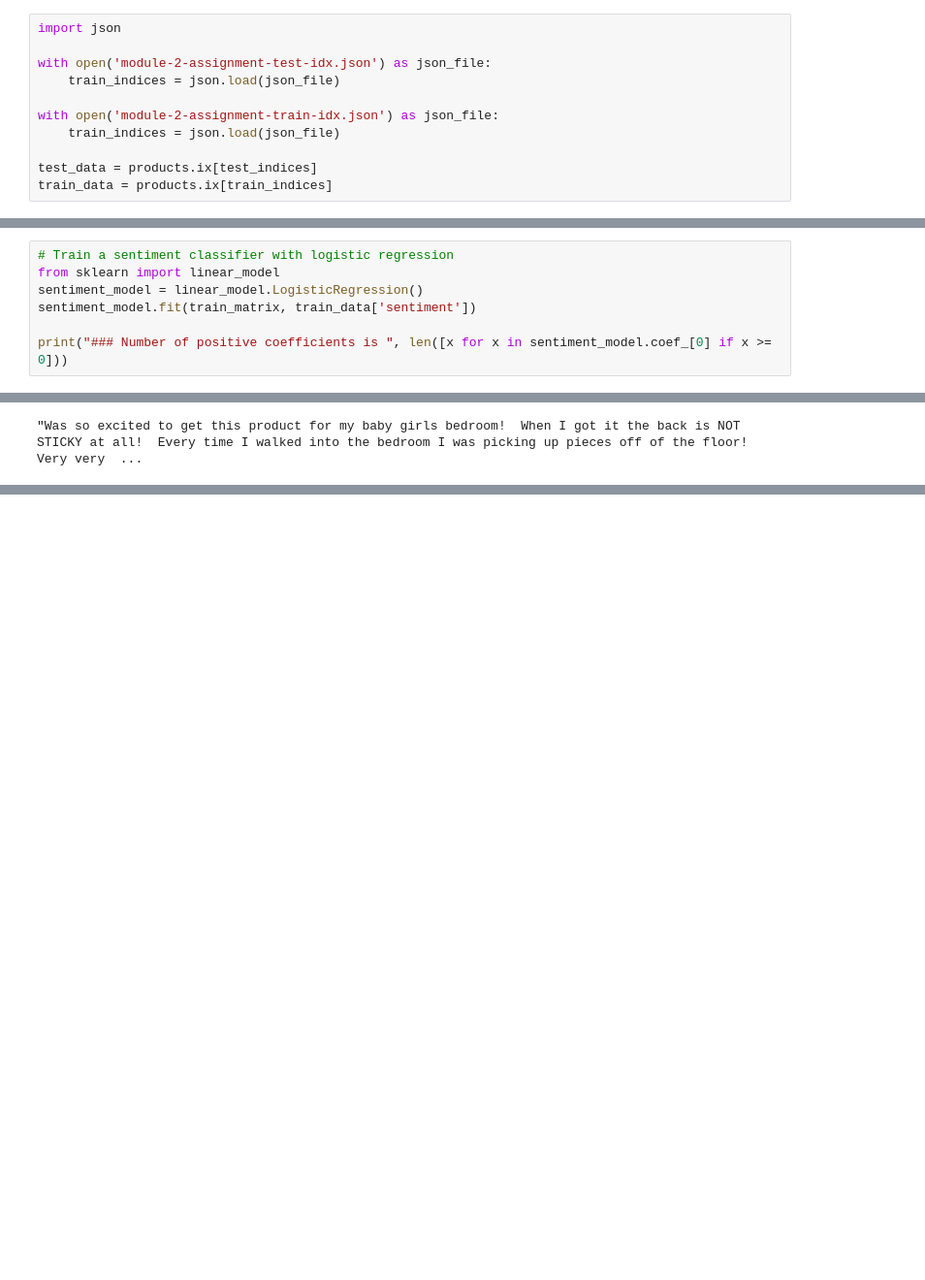
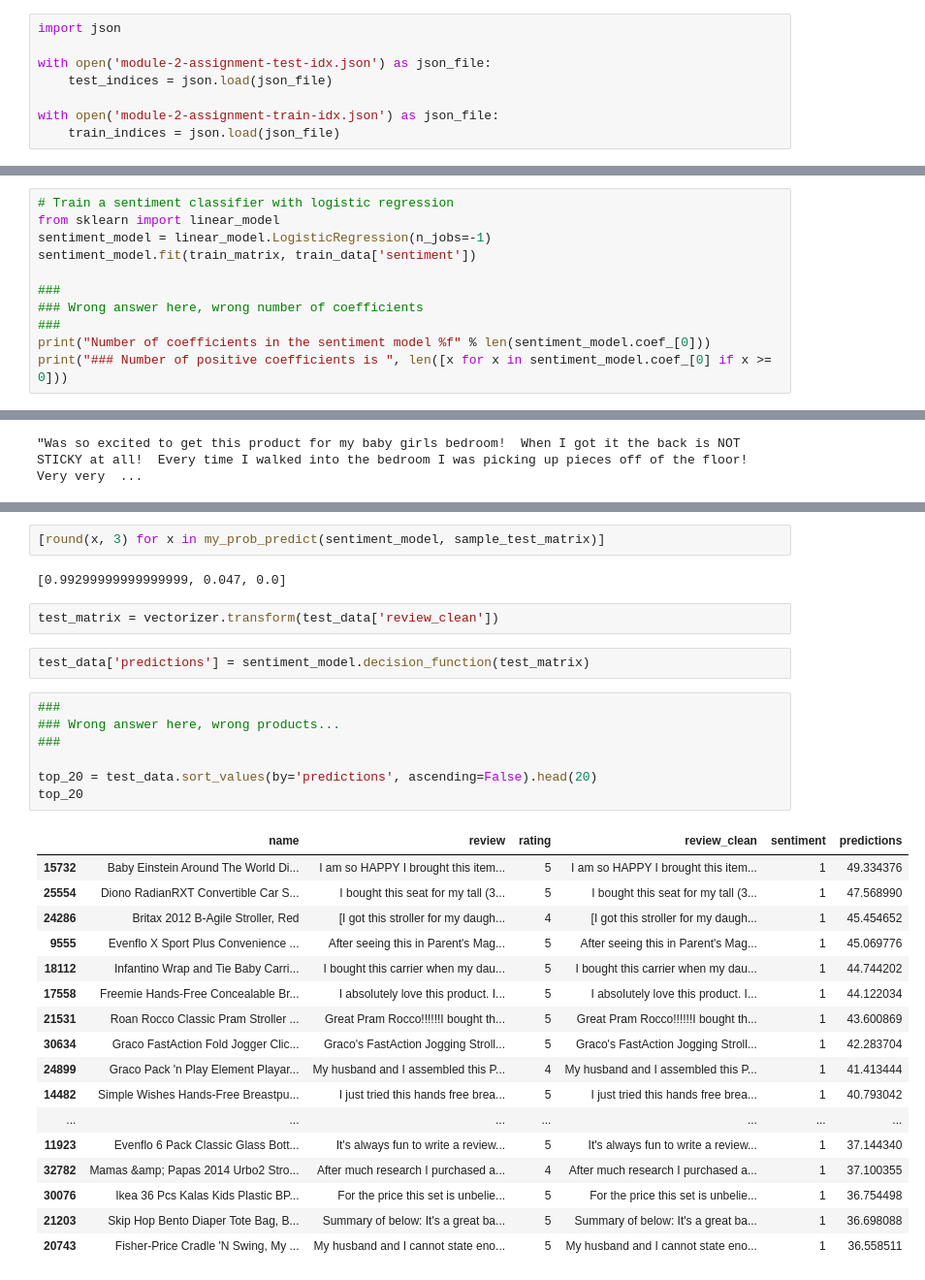
Before and after one commit to liangste/MOOC, a Jupyter notebook: UW_MachineLearning_Classification/week1/assignment.ipynb, the cells around one changed output, grey strips where cells are left out. Shown at 97% size. Cells and saved outputs as stored; diff of their text form; blank space fills up the shorter version.

```diff
--- a/UW_MachineLearning_Classification/week1/assignment.ipynb
+++ b/UW_MachineLearning_Classification/week1/assignment.ipynb
@@ -22,10 +25,7 @@ products['sentiment'] = products['rating'].apply(lambda rating : +1 if rating >
 import json
 
 with open('module-2-assignment-test-idx.json') as json_file:
-    train_indices = json.load(json_file)
+    test_indices = json.load(json_file)
 
 with open('module-2-assignment-train-idx.json') as json_file:
     train_indices = json.load(json_file)
-
-test_data = products.ix[test_indices]
-train_data = products.ix[train_indices]
@@ -82,8 +83,12 @@ test_matrix = vectorizer.transform(test_data['review_clean'])
 # %%
 # Train a sentiment classifier with logistic regression
 from sklearn import linear_model
-sentiment_model = linear_model.LogisticRegression()
+sentiment_model = linear_model.LogisticRegression(n_jobs=-1)
 sentiment_model.fit(train_matrix, train_data['sentiment'])
 
+###
+### Wrong answer here, wrong number of coefficients
+###
+print("Number of coefficients in the sentiment model %f" % len(sentiment_model.coef_[0]))
 print("### Number of positive coefficients is ", len([x for x in sentiment_model.coef_[0] if x >= 0]))
 # %% [output]
@@ -116,0 +150,33 @@ print(scores)
+# %%
+[round(x, 3) for x in my_prob_predict(sentiment_model, sample_test_matrix)]
+# %% [output]
+[0.99299999999999999, 0.047, 0.0]
+# %%
+test_matrix = vectorizer.transform(test_data['review_clean'])
+# %%
+test_data['predictions'] = sentiment_model.decision_function(test_matrix)
+# %%
+###
+### Wrong answer here, wrong products...
+###
+
+top_20 = test_data.sort_values(by='predictions', ascending=False).head(20)
+top_20
+# %% [output]
+|  | name | review | rating | review_clean | sentiment | predictions |
+| 15732 | Baby Einstein Around The World Di... | I am so HAPPY I brought this item... | 5 | I am so HAPPY I brought this item... | 1 | 49.334376 |
+| 25554 | Diono RadianRXT Convertible Car S... | I bought this seat for my tall (3... | 5 | I bought this seat for my tall (3... | 1 | 47.568990 |
+| 24286 | Britax 2012 B-Agile Stroller, Red | [I got this stroller for my daugh... | 4 | [I got this stroller for my daugh... | 1 | 45.454652 |
+| 9555 | Evenflo X Sport Plus Convenience ... | After seeing this in Parent's Mag... | 5 | After seeing this in Parent's Mag... | 1 | 45.069776 |
+| 18112 | Infantino Wrap and Tie Baby Carri... | I bought this carrier when my dau... | 5 | I bought this carrier when my dau... | 1 | 44.744202 |
+| 17558 | Freemie Hands-Free Concealable Br... | I absolutely love this product. I... | 5 | I absolutely love this product. I... | 1 | 44.122034 |
+| 21531 | Roan Rocco Classic Pram Stroller ... | Great Pram Rocco!!!!!!I bought th... | 5 | Great Pram Rocco!!!!!!I bought th... | 1 | 43.600869 |
+| 30634 | Graco FastAction Fold Jogger Clic... | Graco's FastAction Jogging Stroll... | 5 | Graco's FastAction Jogging Stroll... | 1 | 42.283704 |
+| 24899 | Graco Pack 'n Play Element Playar... | My husband and I assembled this P... | 4 | My husband and I assembled this P... | 1 | 41.413444 |
+| 14482 | Simple Wishes Hands-Free Breastpu... | I just tried this hands free brea... | 5 | I just tried this hands free brea... | 1 | 40.793042 |
+| ... | ... | ... | ... | ... | ... | ... |
+| 11923 | Evenflo 6 Pack Classic Glass Bott... | It's always fun to write a review... | 5 | It's always fun to write a review... | 1 | 37.144340 |
+| 32782 | Mamas &amp; Papas 2014 Urbo2 Stro... | After much research I purchased a... | 4 | After much research I purchased a... | 1 | 37.100355 |
+| 30076 | Ikea 36 Pcs Kalas Kids Plastic BP... | For the price this set is unbelie... | 5 | For the price this set is unbelie... | 1 | 36.754498 |
+| 21203 | Skip Hop Bento Diaper Tote Bag, B... | Summary of below: It's a great ba... | 5 | Summary of below: It's a great ba... | 1 | 36.698088 |
+| 20743 | Fisher-Price Cradle 'N Swing, My ... | My husband and I cannot state eno... | 5 | My husband and I cannot state eno... | 1 | 36.558511 |
```
Also changed, not shown: parts of 41 cells of this notebook, 9 other files.
